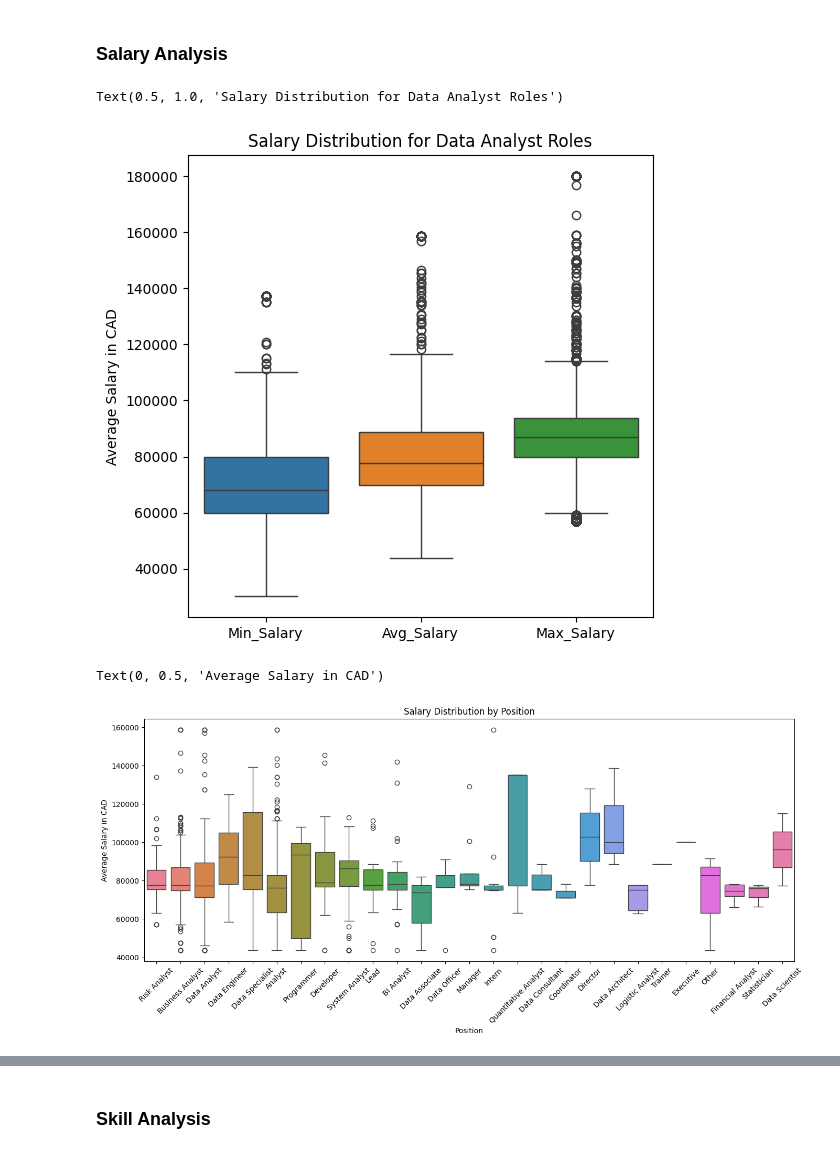
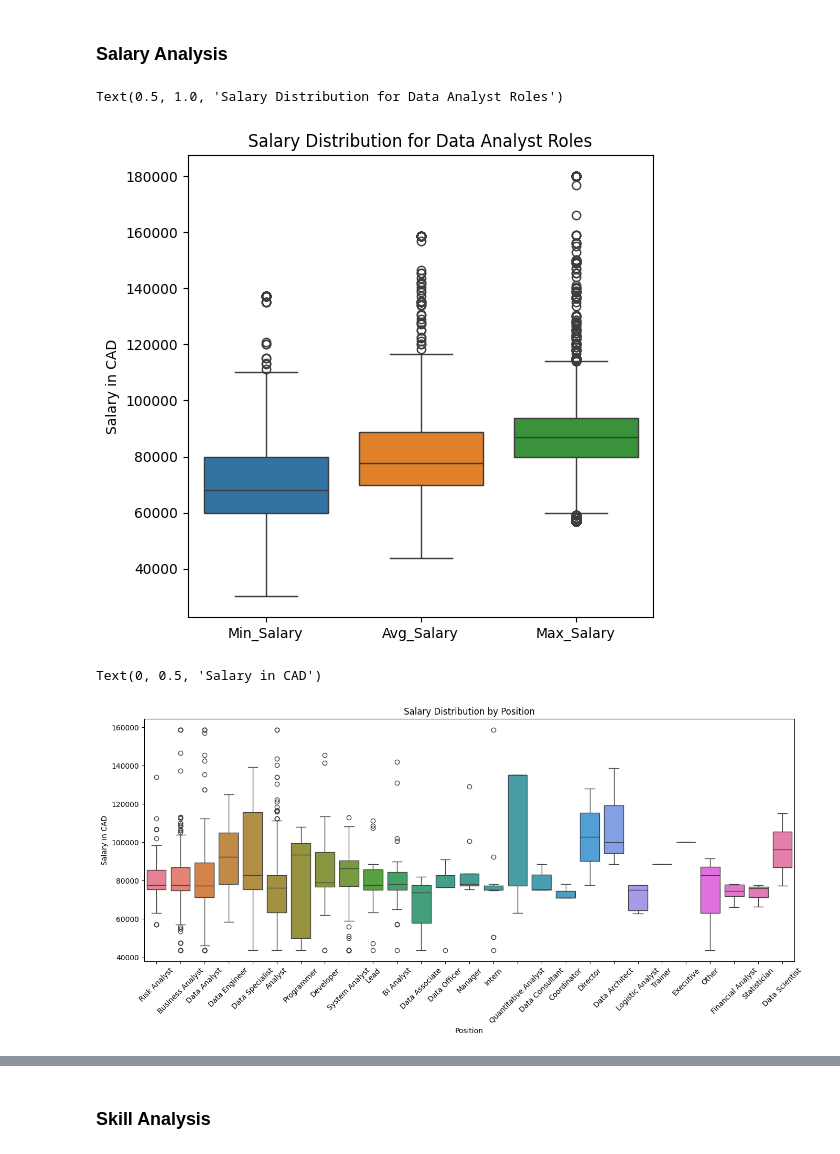
Before and after one commit to d-daphne/DataAnalysisJobsCanadEDA, a Jupyter notebook: DataAnalysisJobInCanada.ipynb, the cells around one changed output, grey strips where cells are left out. Saved outputs shown, nothing was run; the diff lists cells and outputs as text; code cells hidden in the pictures.

```diff
--- a/DataAnalysisJobInCanada.ipynb
+++ b/DataAnalysisJobInCanada.ipynb
@@ -151,22 +190,22 @@ df['Seniority'].value_counts().plot(kind='pie', autopct='%1.0f%%', title='Data A
 # %%
 # Salary distribution
 plt.figure(figsize=(6,6))
 sns.boxplot(data=df[['Min_Salary', 'Avg_Salary',  'Max_Salary']], orient='v')
-plt.ylabel('Average Salary in CAD')
+plt.ylabel('Salary in CAD')
 plt.title('Salary Distribution for Data Analyst Roles')
 # %% [output]
 Text(0.5, 1.0, 'Salary Distribution for Data Analyst Roles')
-[figure, old version]
+[figure, new version]
 # %%
 # Salary distribution by specific position
 plt.figure(figsize=(16,6))
 sns.boxplot(data=df, x='Position', y='Avg_Salary', hue='Position', legend=False, palette='husl')
 plt.xticks(rotation=45)
 plt.title('Salary Distribution by Position')
-plt.ylabel('Average Salary in CAD')
+plt.ylabel('Salary in CAD')
 # %% [output]
-Text(0, 0.5, 'Average Salary in CAD')
+Text(0, 0.5, 'Salary in CAD')
-[figure, old version]
+[figure, new version]
 # %%
 # Salary distribution by job title
 plt.figure(figsize=(12,6))
```
Also changed, not shown: parts of 13 cells of this notebook.
